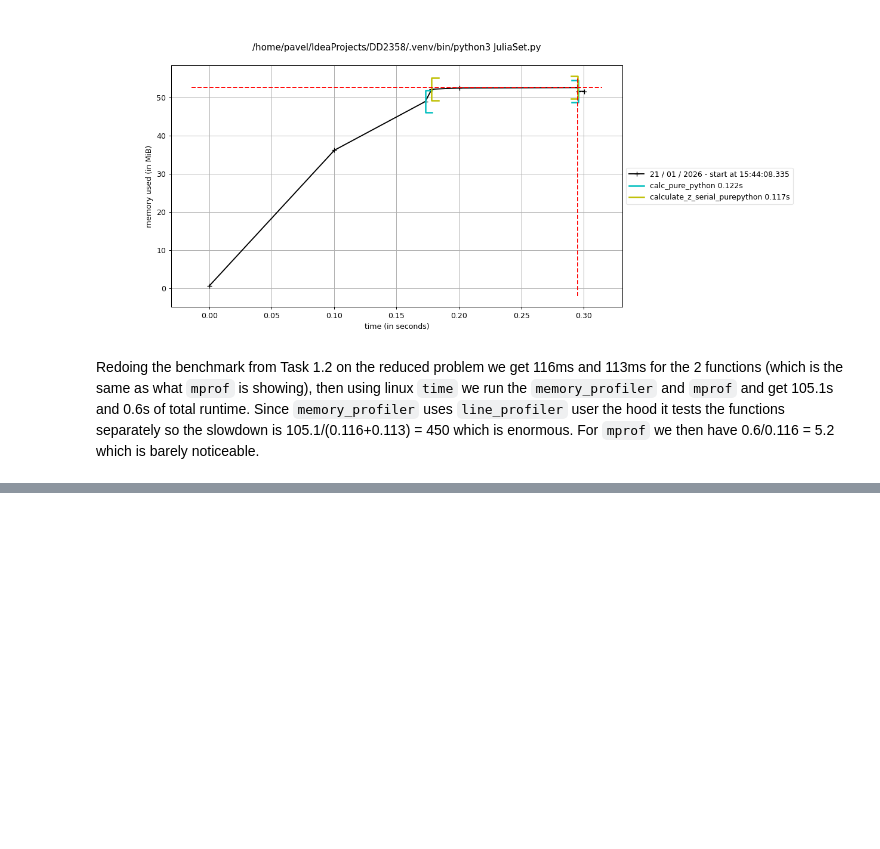
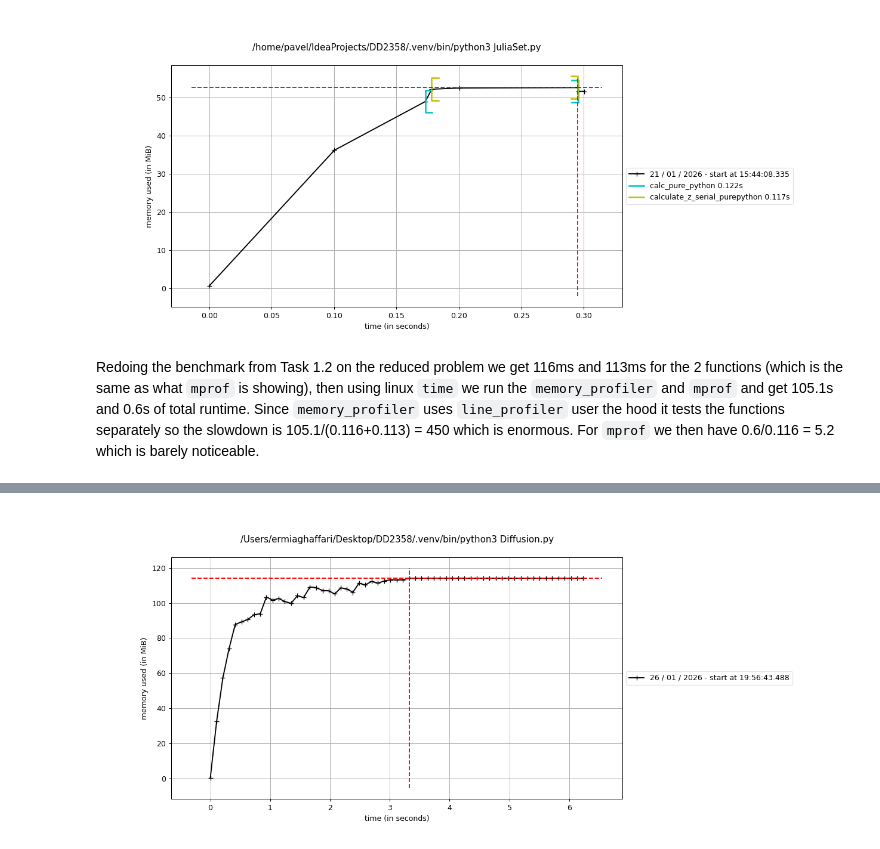
Before and after one commit to Zhermit09/DD2358, a Jupyter notebook: Ass1/Ex1.ipynb, the cells around one changed output, grey strips where cells are left out. Saved outputs shown, nothing was run; the diff lists cells and outputs as text; code cells hidden in the pictures; blank space fills up the shorter version.

```diff
--- a/Ass1/Ex1.ipynb
+++ b/Ass1/Ex1.ipynb
@@ -242,0 +411,6 @@ Redoing the benchmark from Task 1.2 on the reduced problem we get 116ms and 113m
+# %%
+# Display the mprof memory plot
+from IPython.display import Image
+Image("diffusion_memory_plot.png")
+# %% [output]
+[figure, added]
```
Also changed, not shown: parts of 25 cells of this notebook, 1 other file.
